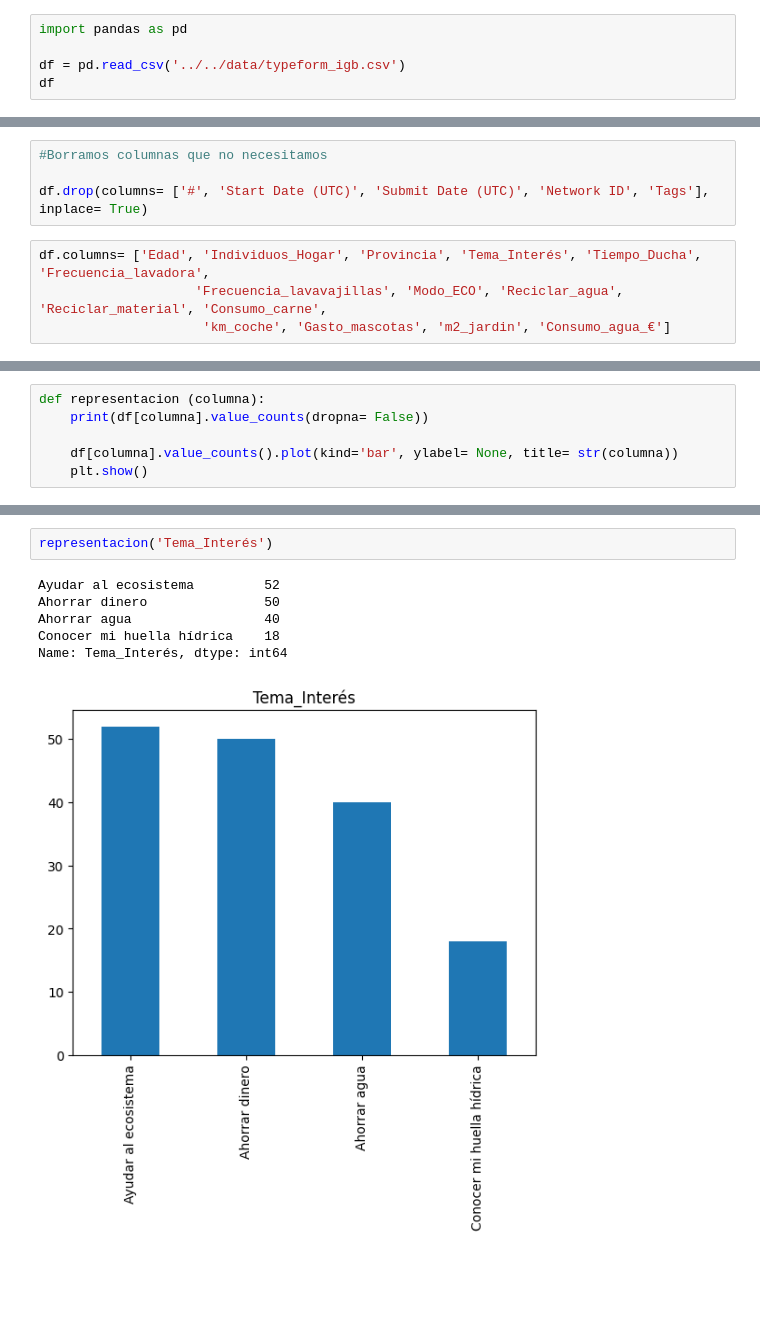
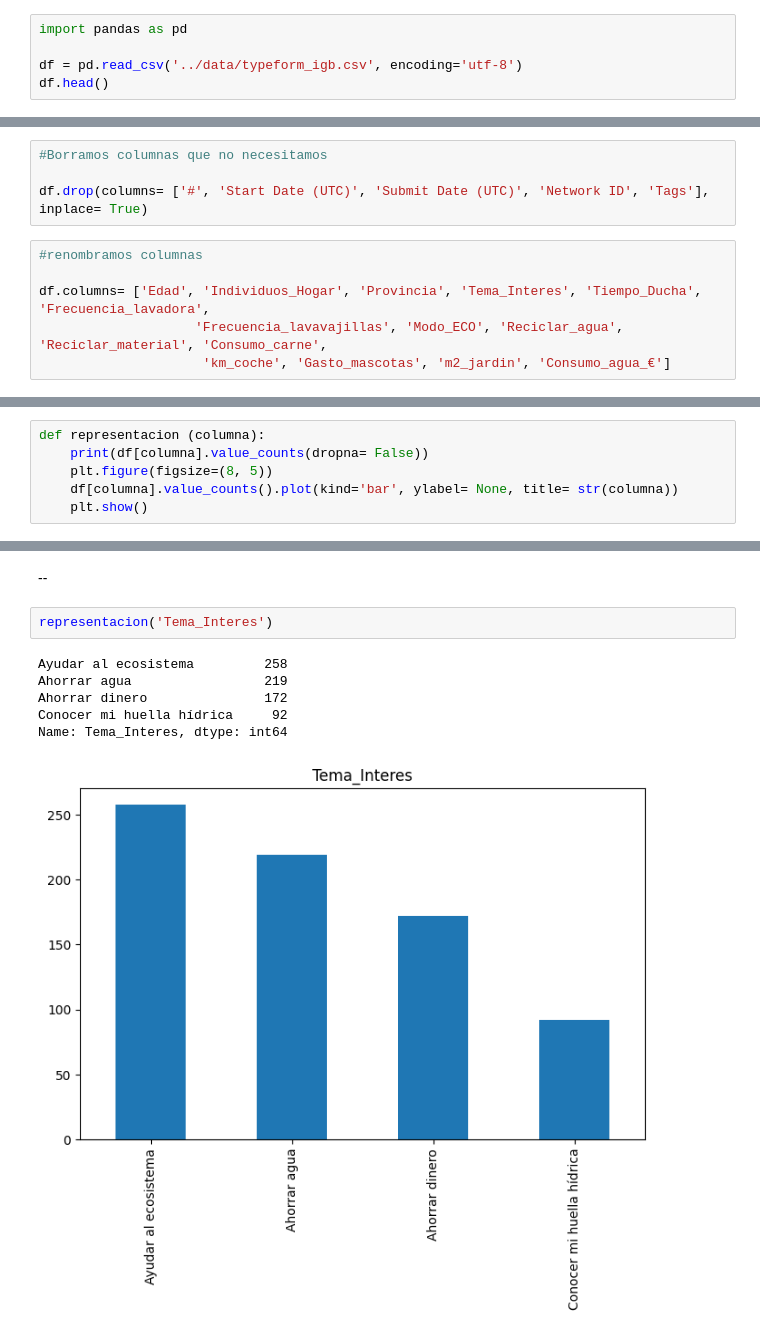
Before and after one commit to IgnacioGB1990/Data_Desafio, a Jupyter notebook: Cleaning/DataCleaning.ipynb, the cells around one changed output, grey strips where cells are left out. Saved outputs shown, nothing was run; the diff lists cells and outputs as text; blank space fills up the shorter version.

Commit message:
data cleansing

```diff
--- a/Cleaning/DataCleaning.ipynb
+++ b/Cleaning/DataCleaning.ipynb
@@ -4,7 +4,7 @@ import matplotlib.pyplot as plt
 # %%
 import pandas as pd
 
-df = pd.read_csv('../../data/typeform_igb.csv')
-df
+df = pd.read_csv('../data/typeform_igb.csv', encoding='utf-8')
+df.head()
 # %% [output]
 |  | # | ¿En qué rango de edad te encuentras? | ¿Cuántas personas sois en vuestro... | ¿En qué provincia vives? Vamos a ... | ¿De cuál de estos temas te intere... | ... |
@@ -47,7 +40,9 @@ memory usage: 25.1+ KB
 
 df.drop(columns= ['#', 'Start Date (UTC)', 'Submit Date (UTC)', 'Network ID', 'Tags'], inplace= True)
 # %%
-df.columns= ['Edad', 'Individuos_Hogar', 'Provincia', 'Tema_Interés', 'Tiempo_Ducha', 'Frecuencia_lavadora',
+#renombramos columnas
+
+df.columns= ['Edad', 'Individuos_Hogar', 'Provincia', 'Tema_Interes', 'Tiempo_Ducha', 'Frecuencia_lavadora',
                     'Frecuencia_lavavajillas', 'Modo_ECO', 'Reciclar_agua', 'Reciclar_material', 'Consumo_carne',
                      'km_coche', 'Gasto_mascotas', 'm2_jardin', 'Consumo_agua_€']
 # %%
@@ -64,7 +59,7 @@ Para variables categóricas:
 # %%
 def representacion (columna):
     print(df[columna].value_counts(dropna= False))
-
+    plt.figure(figsize=(8, 5))
     df[columna].value_counts().plot(kind='bar', ylabel= None, title= str(columna))
     plt.show()
 # %%
@@ -113,9 +124,11 @@ Name: Provincia, dtype: int64
+# %% [markdown]
+--
 # %%
-representacion('Tema_Interés')
+representacion('Tema_Interes')
 # %% [output]
-Ayudar al ecosistema         52
-Ahorrar dinero               50
-Ahorrar agua                 40
-Conocer mi huella hídrica    18
-Name: Tema_Interés, dtype: int64
+Ayudar al ecosistema         258
+Ahorrar agua                 219
+Ahorrar dinero               172
+Conocer mi huella hídrica     92
+Name: Tema_Interes, dtype: int64
-[figure, old version]
+[figure, new version]
```
Also changed, not shown: parts of 57 cells of this notebook.
